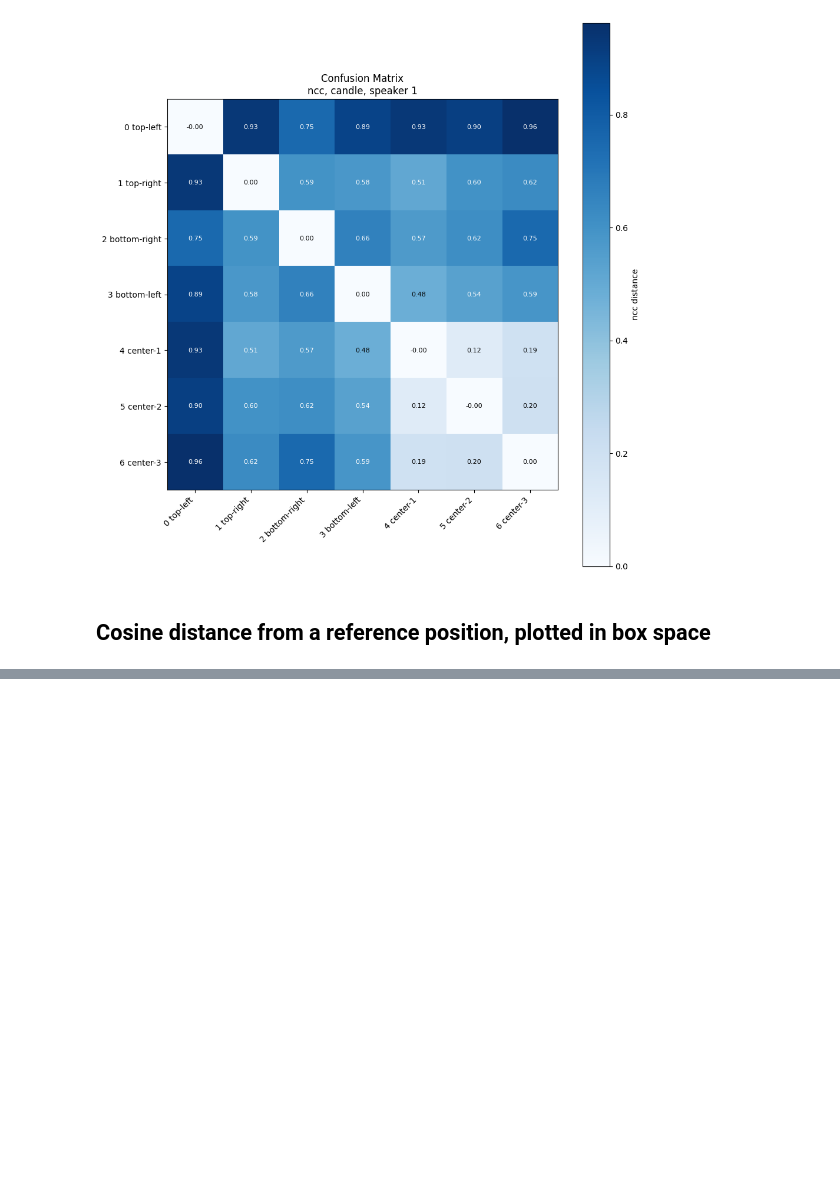
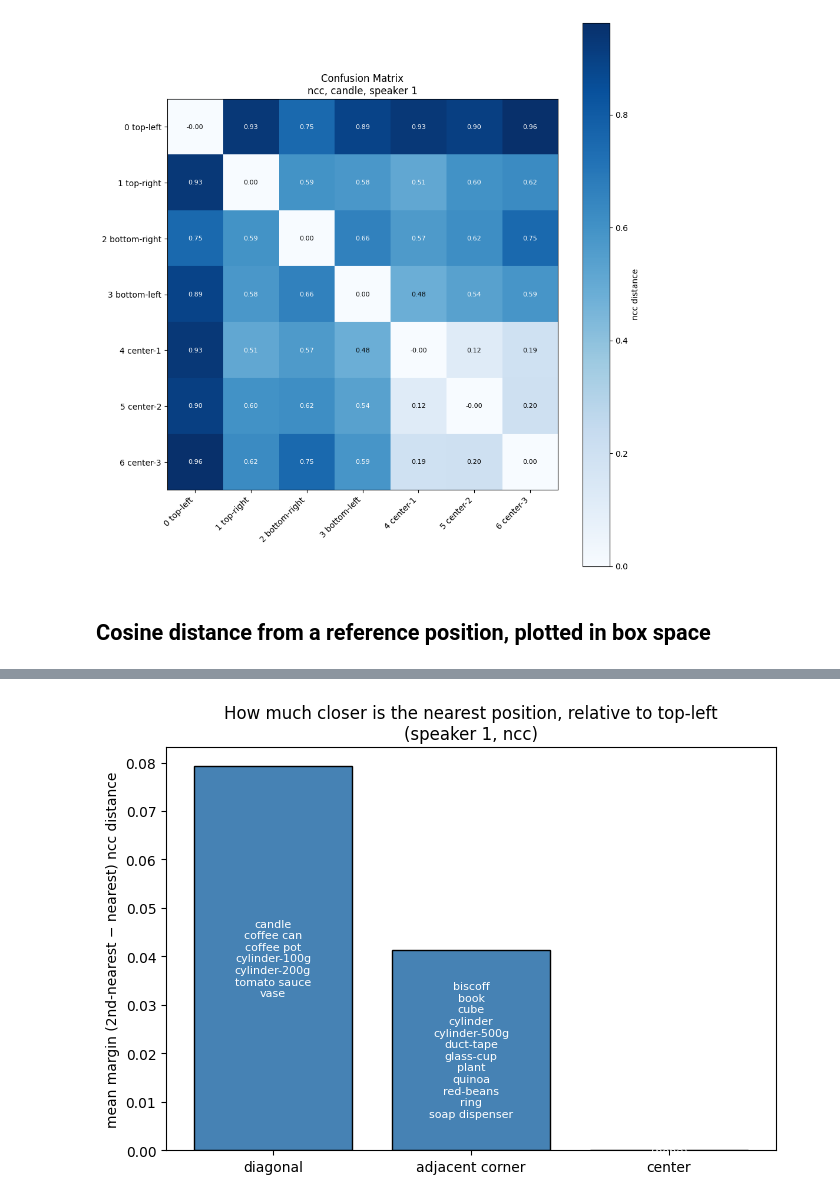
Before and after one commit to eitanturok/good-vibrations, a Jupyter notebook: notebooks/89_gastronorm_many_objects_position_filter.ipynb, the cells around one changed output, grey strips where cells are left out. Cells and saved outputs as stored; diff of their text form; code cells hidden in the pictures; blank space fills up the shorter version.

```diff
--- a/notebooks/89_gastronorm_many_objects_position_filter.ipynb
+++ b/notebooks/89_gastronorm_many_objects_position_filter.ipynb
@@ -410,0 +511,49 @@ plt.show()
+# %%
+def nearest_category_and_margin(object_type, speaker=SPEAKER, reference_position=REFERENCE_POSITION, distance_metric=DISTANCE_METRIC):
+    df_obj = df[(df["speaker"] == speaker) & (df["object_type"] == object_type) & df["fft_path"].notna()].copy()
+    df_obj = df_obj.sort_values("position_id").reset_index(drop=True)
+    df_obj["layout_idx"] = np.arange(len(df_obj))
+
+    logmags = [to_logmag(p)[1] for p in df_obj["fft_path"]]
+    resid = np.stack(logmags) - speaker_baseline_logmag[speaker]
+
+    position_name_to_idx = label_positions(df_obj)
+    idx_to_position_name = {idx: name for name, idx in position_name_to_idx.items()}
+
+    ref_idx = resolve_reference(df_obj, reference_position)
+    ref_i = df_obj.index.get_loc(ref_idx)
+
+    dist_from_ref = dist_to_ref(resid, resid[ref_i], metric=distance_metric).copy()
+    dist_from_ref[ref_i] = np.inf  # exclude the reference itself
+
+    order = np.argsort(dist_from_ref)
+    nearest_i, second_i = order[0], order[1]
+    nearest_dist, second_dist = dist_from_ref[nearest_i], dist_from_ref[second_i]
+    margin = second_dist - nearest_dist
+
+    nearest_idx = df_obj.index[nearest_i]
+    nearest_name = idx_to_position_name.get(nearest_idx, "unknown")
+    category = categorize_position(nearest_name, reference_position)
+    return category, margin
+
+category_to_object_margins = {"diagonal": [], "adjacent corner": [], "center": []}
+for object_type in objects:
+    cat, margin = nearest_category_and_margin(object_type)
+    category_to_object_margins.setdefault(cat, []).append((object_type, margin))
+
+categories = list(category_to_object_margins.keys())
+heights = [np.mean([m for _, m in category_to_object_margins[c]]) if category_to_object_margins[c] else 0 for c in categories]
+
+fig, ax = plt.subplots(figsize=(7, 5))
+bars = ax.bar(categories, heights, color="steelblue", edgecolor="black")
+for bar, cat in zip(bars, categories):
+    labels_text = "\n".join(obj for obj, _ in category_to_object_margins[cat]) or "(none)"
+    ax.annotate(labels_text, (bar.get_x() + bar.get_width() / 2, bar.get_height() / 2),
+                ha="center", va="center", fontsize=8, color="white")
+
+ax.set_ylabel(f"mean margin (2nd-nearest − nearest) {DISTANCE_METRIC} distance")
+ax.set_title(f"How much closer is the nearest position, relative to {REFERENCE_POSITION}\n(speaker {SPEAKER}, {DISTANCE_METRIC})")
+plt.tight_layout()
+plt.show()
+# %% [output]
+[figure, added]
```
Also changed, not shown: parts of 10 cells of this notebook, 3 other files.
